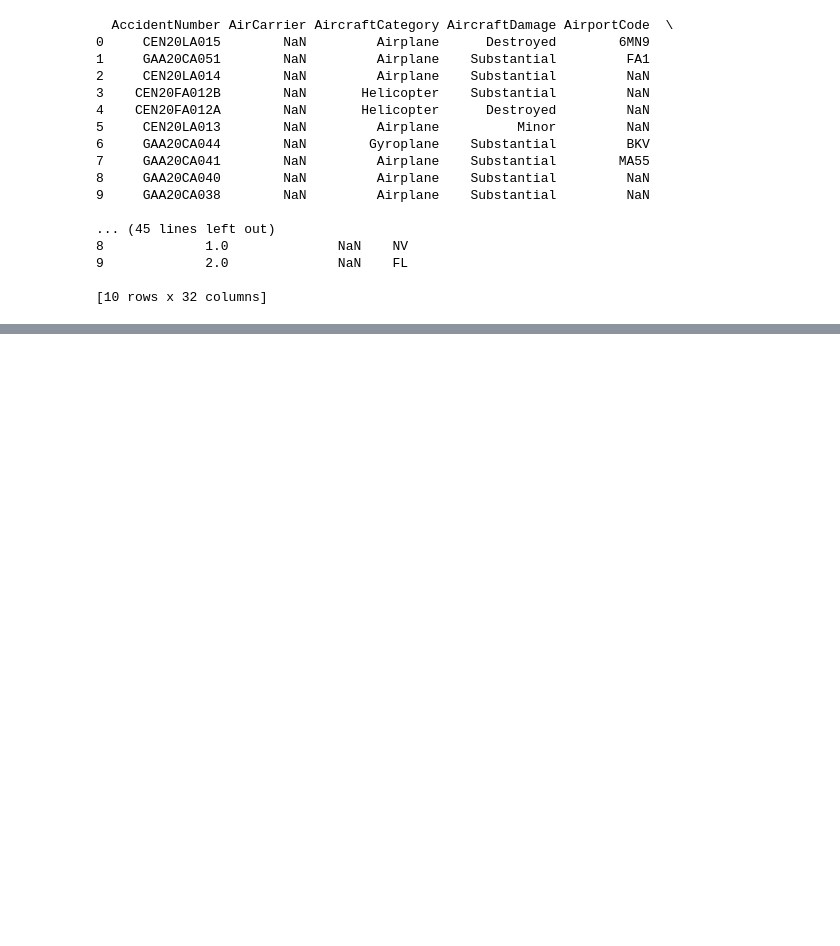
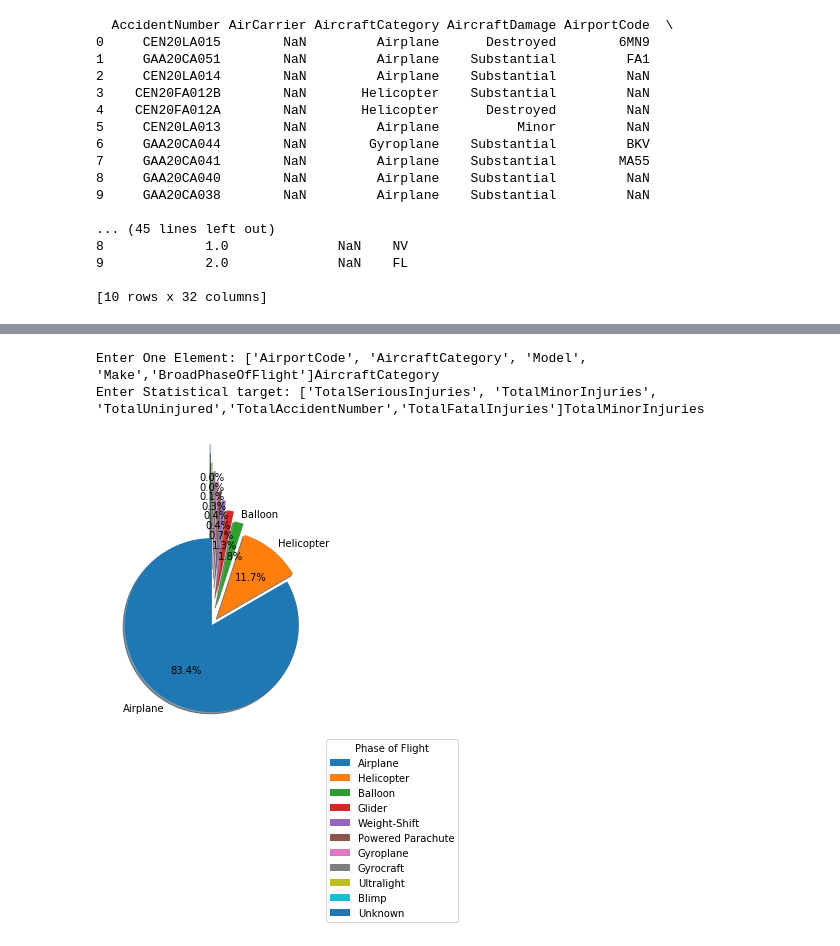
Before and after one commit to TianyiZhang0315/AviationAccidentDataVisualizer, a Jupyter notebook: examples/examples.ipynb, the cells around one changed output, grey strips where cells are left out. Cells and saved outputs as stored; diff of their text form; code cells hidden in the pictures; blank space fills up the shorter version.

```diff
--- a/examples/examples.ipynb
+++ b/examples/examples.ipynb
@@ -88,0 +122,8 @@ Continue? n
+# %%
+#pie_plot function
+#Follow the instruction and input column names to show the pie chart in the given columns.
+vis.pie_plot(df)
+# %% [output]
+Enter One Element: ['AirportCode', 'AircraftCategory', 'Model', 'Make','BroadPhaseOfFlight']AircraftCategory
+Enter Statistical target: ['TotalSeriousInjuries', 'TotalMinorInjuries', 'TotalUninjured','TotalAccidentNumber','TotalFatalInjuries']TotalMinorInjuries
+[figure, added]
```
Also changed, not shown: parts of 9 cells of this notebook, 4 other files.
